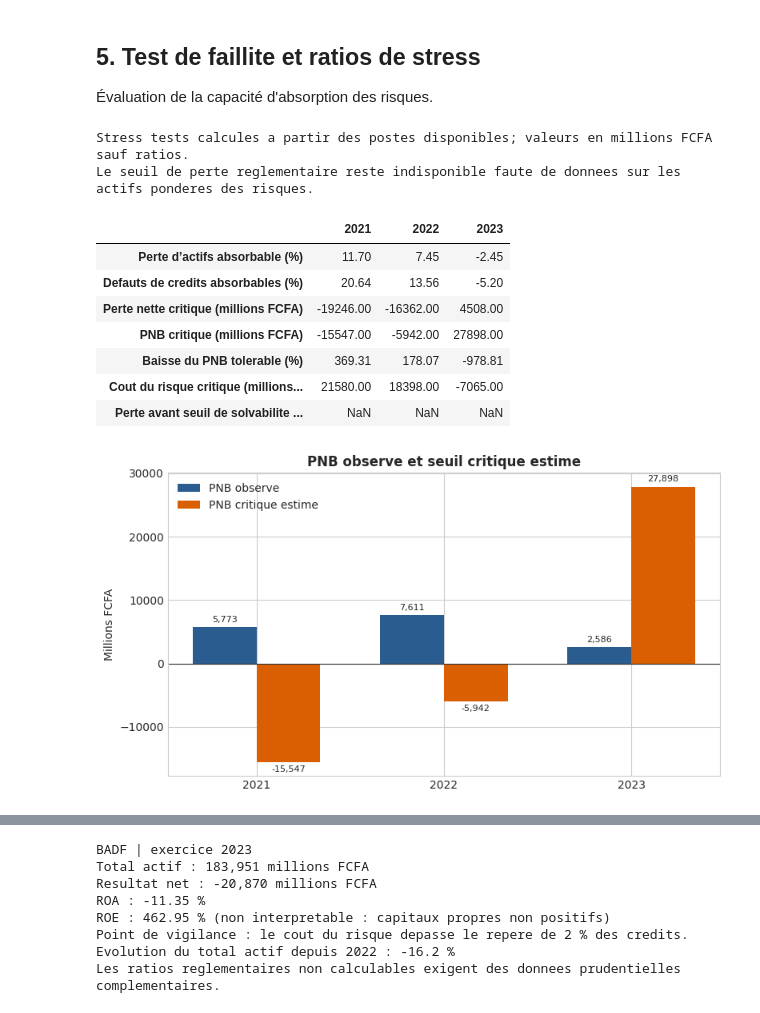
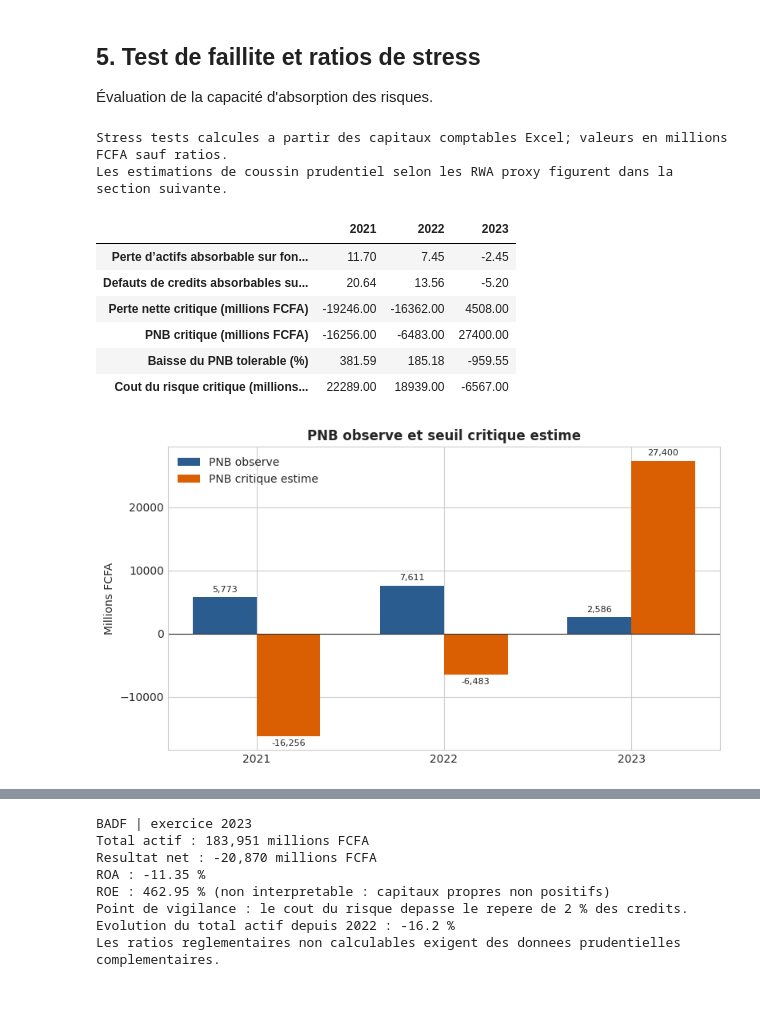
Before and after one commit to anonime112/projetMaster2, a Jupyter notebook: Analyse_Financiere_BADF_2021_2023.ipynb, the cells around one changed output, grey strips where cells are left out. Drawn from its saved outputs; the diff is of its cells as text; code cells hidden in the pictures.

```diff
--- a/Analyse_Financiere_BADF_2021_2023.ipynb
+++ b/Analyse_Financiere_BADF_2021_2023.ipynb
@@ -65,12 +65,14 @@ if not years:
 # Valeurs manquantes ou marquees '-' restent numeriquement nulles
 
 def get_val(rubrique, year):
-    key = str(rubrique).strip().upper()
-    rows = df_bank.loc[df_bank['_RUBRIQUE_NORM'] == key, year]
-    if rows.empty:
-        return 0.0
-    value = pd.to_numeric(rows.iloc[0], errors='coerce')
-    return float(value) if pd.notna(value) else 0.0
+    labels = [rubrique] if isinstance(rubrique, str) else rubrique
+    for label in labels:
+        key = str(label).strip().upper()
+        rows = df_bank.loc[df_bank['_RUBRIQUE_NORM'] == key, year]
+        if not rows.empty:
+            numeric_values = pd.to_numeric(rows, errors='coerce').dropna()
+            return float(numeric_values.iloc[0]) if not numeric_values.empty else 0.0
+    return 0.0
 
 
 def safe_ratio(numerator, denominator, scale=100):
@@ -91,16 +93,16 @@ postes = {
     'effets_publics': 'EFFETS PUBLICS ET VALEURS ASSIMILEES',
     'equity': 'CAPITAUX PROPRES ET RESSOURCES ASSIMILEES',
     'resultat_net': 'RESULTAT NET',
-    'pnb': 'PRODUITS NET BANCAIRE',
+    'pnb': ['PRODUIT NET BANCAIRE', 'PRODUITS NET BANCAIRE'],
     'charges_exploitation': "CHARGES GENERALES D'EXPLOITATION",
-    'amortissements': 'DOTATIONS AUX AMORTISSEMENTS ET AUX DEPRECIATIONS DES IMMOBILISATIONS INCOPORELLES ET CORPORELLES',
+    'amortissements': 'DOTATIONS AUX AMORTISSEMENTS ET AUX DEPRECIATIONS DES IMMOBILISATIONS INCORPORELLES ET CORPORELLES',
     'cout_risque': 'COUT DU RISQUE',
-    'interets_produits': 'INTERETS ET PRODUITS ASSIMILEES',
+    'interets_produits': ['INTERETS ET PRODUITS ASSIMILEES', 'INTERETS ET PRODUITS ASSIMILES'],
     'interets_charges': 'INTERETS ET CHARGES ASSIMILEES',
     'commissions_produits': 'COMMISSIONS (PRODUITS)',
     'commissions_charges': 'COMMISSIONS (CHARGES)',
     'subventions': 'SUBVENTIONS D\'INVESTISSEMENT',
-    'gains_actifs_immobilises': 'GAINS OU PERTES NETS SUR ACTIFS IMMOBILISES (+/-)',
+    'gains_actifs_immobilises': ['GAINS OU PERTES NETS SUR ACTIFS IMMOBILISES (+/-)', 'GAINS OU PERTES NETS SUR ACTIFS IMMOBILISES'],
     'resultat_brut_exploitation': 'RESULTAT BRUT D\'EXPLOITATION',
     'resultat_exploitation': 'RESULTAT D\'EXPLOITATION',
 }
@@ -700,47 +702,42 @@ cout_risque_critique = {
     )
     for year in years
 }
 
-# Le ratio de perte avant non-respect du seuil de solvabilite exige les RWA
-perte_avant_seuil_solvabilite = {year: np.nan for year in years}
-
 stress_data = {
-    'Perte d’actifs absorbable (%)': perte_actifs_absorbable,
-    'Defauts de credits absorbables (%)': defauts_credits_absorbables,
+    'Perte d’actifs absorbable sur fonds propres comptables (%)': perte_actifs_absorbable,
+    'Defauts de credits absorbables sur fonds propres comptables (%)': defauts_credits_absorbables,
     'Perte nette critique (millions FCFA)': perte_nette_critique,
     'PNB critique (millions FCFA)': pnb_critique,
     'Baisse du PNB tolerable (%)': baisse_pnb_tolerable,
     'Cout du risque critique (millions FCFA)': cout_risque_critique,
-    'Perte avant seuil de solvabilite (millions FCFA)': perte_avant_seuil_solvabilite,
 }
 df_stress = pd.DataFrame(stress_data, index=years).T
-print('Stress tests calcules a partir des postes disponibles; valeurs en millions FCFA sauf ratios.')
-print('Le seuil de perte reglementaire reste indisponible faute de donnees sur les actifs ponderes des risques.')
+print('Stress tests calcules a partir des capitaux comptables Excel; valeurs en millions FCFA sauf ratios.')
+print('Les estimations de coussin prudentiel selon les RWA proxy figurent dans la section suivante.')
 display(df_stress.round(2))
 
 fig, ax = plt.subplots(figsize=(8, 4.5))
 x = np.arange(len(years))
 width = 0.34
 bars_pnb = ax.bar(x - width / 2, [pnb[year] for year in years], width, label='PNB observe', color='#2b5c8f')
 bars_critique = ax.bar(x + width / 2, [pnb_critique[year] for year in years], width, label='PNB critique estime', color='#d95f02')
 ax.axhline(0, color='#333333', linewidth=0.8)
 ax.set_xticks(x, years)
 ax.set_ylabel('Millions FCFA')
 ax.set_title('PNB observe et seuil critique estime', fontsize=12, fontweight='bold')
 ax.legend(frameon=False)
 for bars in (bars_pnb, bars_critique):
     ax.bar_label(bars, labels=[f'{bar.get_height():,.0f}' for bar in bars], padding=3, fontsize=8)
 plt.tight_layout()
 plt.show()
 # %% [output]
-Stress tests calcules a partir des postes disponibles; valeurs en millions FCFA sauf ratios.
-Le seuil de perte reglementaire reste indisponible faute de donnees sur les actifs ponderes des risques.
+Stress tests calcules a partir des capitaux comptables Excel; valeurs en millions FCFA sauf ratios.
+Les estimations de coussin prudentiel selon les RWA proxy figurent dans la section suivante.
 |  | 2021 | 2022 | 2023 |
-| Perte d’actifs absorbable (%) | 11.70 | 7.45 | -2.45 |
-| Defauts de credits absorbables (%) | 20.64 | 13.56 | -5.20 |
+| Perte d’actifs absorbable sur fon... | 11.70 | 7.45 | -2.45 |
+| Defauts de credits absorbables su... | 20.64 | 13.56 | -5.20 |
 | Perte nette critique (millions FCFA) | -19246.00 | -16362.00 | 4508.00 |
-| PNB critique (millions FCFA) | -15547.00 | -5942.00 | 27898.00 |
-| Baisse du PNB tolerable (%) | 369.31 | 178.07 | -978.81 |
-| Cout du risque critique (millions... | 21580.00 | 18398.00 | -7065.00 |
-| Perte avant seuil de solvabilite ... | NaN | NaN | NaN |
+| PNB critique (millions FCFA) | -16256.00 | -6483.00 | 27400.00 |
+| Baisse du PNB tolerable (%) | 381.59 | 185.18 | -959.55 |
+| Cout du risque critique (millions... | 22289.00 | 18939.00 | -6567.00 |
-[figure, old version]
+[figure, new version]
```
Also changed, not shown: parts of 10 cells of this notebook, 1 other file.
